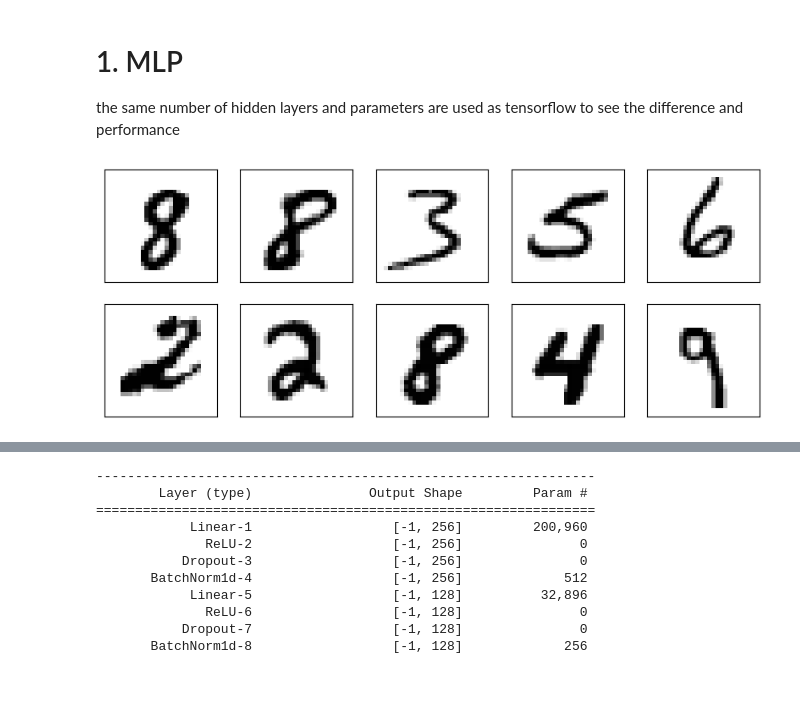
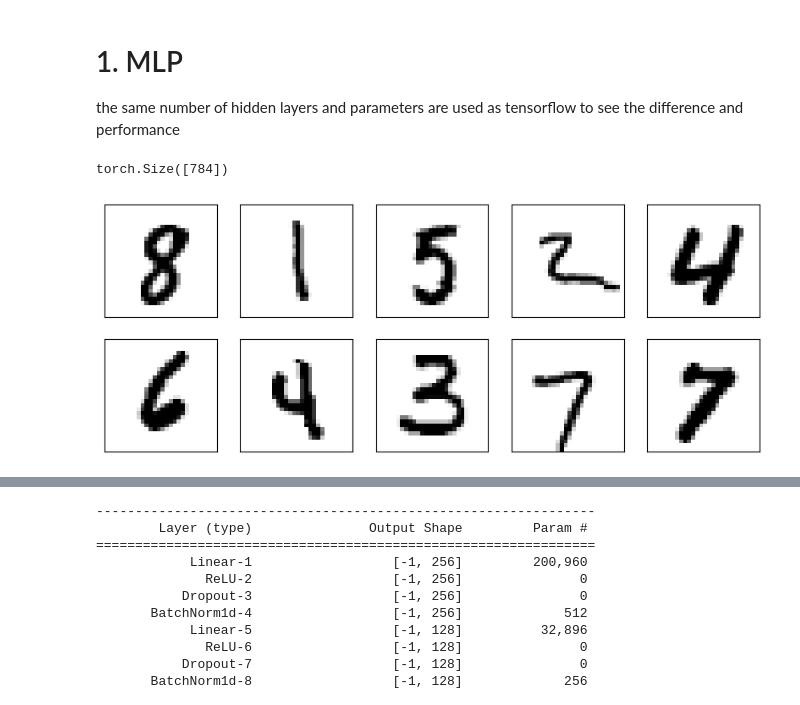
Before and after one commit to GhiasAli17/Models-Evaluation-on-MNIST, a Jupyter notebook: main.ipynb, the cells around one changed output, grey strips where cells are left out. Cells and saved outputs as stored; diff of their text form; code cells hidden in the pictures.

```diff
--- a/main.ipynb
+++ b/main.ipynb
@@ -39,17 +39,22 @@ train_loader_nn, val_loader_nn, test_loader_nn, x_test_nn, y_test_nn = load_data
 # %%
 train_loader_iter = iter(train_loader_nn)
 images, labels = next(train_loader_iter)
+# %%
+images[0].shape
+# %% [output]
+torch.Size([784])
 # %%
 plt.figure(figsize=(10,10))
 for i in range(10):
     plt.subplot(5,5,i+1)
     plt.xticks([])
     plt.yticks([])
     plt.grid(False)
-    plt.imshow(images[i], cmap=plt.cm.binary)
+    img = images[i].reshape(28, 28)
+    plt.imshow(img, cmap=plt.cm.binary)
 plt.show()
 # %% [output]
-[figure, old version]
+[figure, new version]
 # %%
 model_nn = MLP()
 trained_model_nn, history_nn, training_time_nn = train_model(model_nn, train_loader_nn, val_loader_nn, "mlp", num_epochs)
```
Also changed, not shown: parts of 7 cells of this notebook, 4 other files.
